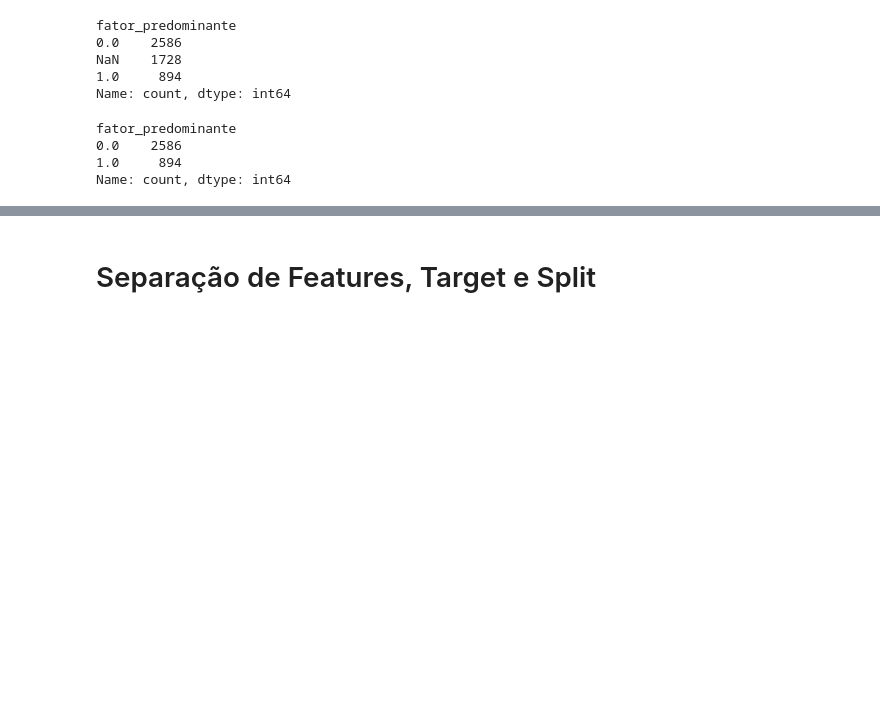
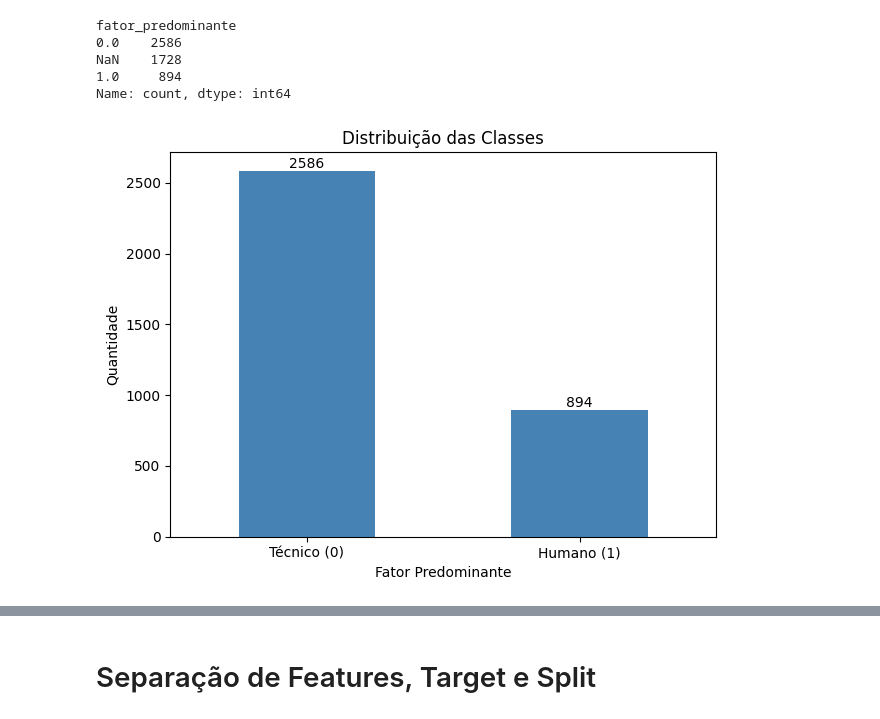
Before and after one commit to queirogaraffael/flight-analytics-br, a Jupyter notebook: notebooks/Flight_Analytics_BR.ipynb, the cells around one changed output, grey strips where cells are left out. Saved outputs shown, nothing was run; the diff lists cells and outputs as text; code cells hidden in the pictures; blank space fills up the shorter version.

```diff
--- a/notebooks/Flight_Analytics_BR.ipynb
+++ b/notebooks/Flight_Analytics_BR.ipynb
@@ -342,9 +359,21 @@ Name: count, dtype: int64
 # %%
 df = df[df["fator_predominante"].notna()].copy()
 df = df.drop(columns=["ocorrencia_tipo_categoria"])
-df["fator_predominante"].value_counts()
+df["fator_predominante"] = df["fator_predominante"].astype(int)
-# %% [output]
-fator_predominante
-0.0    2586
-1.0     894
-Name: count, dtype: int64
+# %%
+counts = df["fator_predominante"].value_counts().sort_index()
+
+ax = counts.plot(kind="bar", color="steelblue")
+ax.set_xticklabels(["Técnico (0)", "Humano (1)"], rotation=0)
+ax.set_title("Distribuição das Classes")
+ax.set_xlabel("Fator Predominante")
+ax.set_ylabel("Quantidade")
+
+for p in ax.patches:
+    ax.annotate(str(p.get_height()), (p.get_x() + p.get_width() / 2, p.get_height()),
+                ha="center", va="bottom")
+
+plt.tight_layout()
+plt.show()
+# %% [output]
+[figure, added]
```
Also changed, not shown: parts of 6 cells of this notebook.
